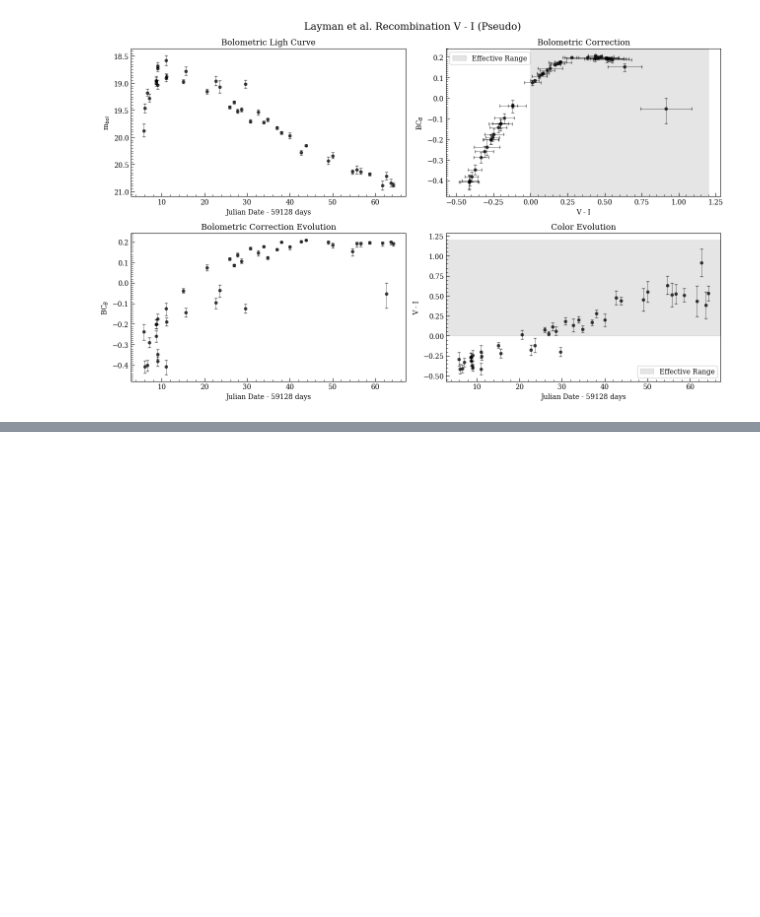
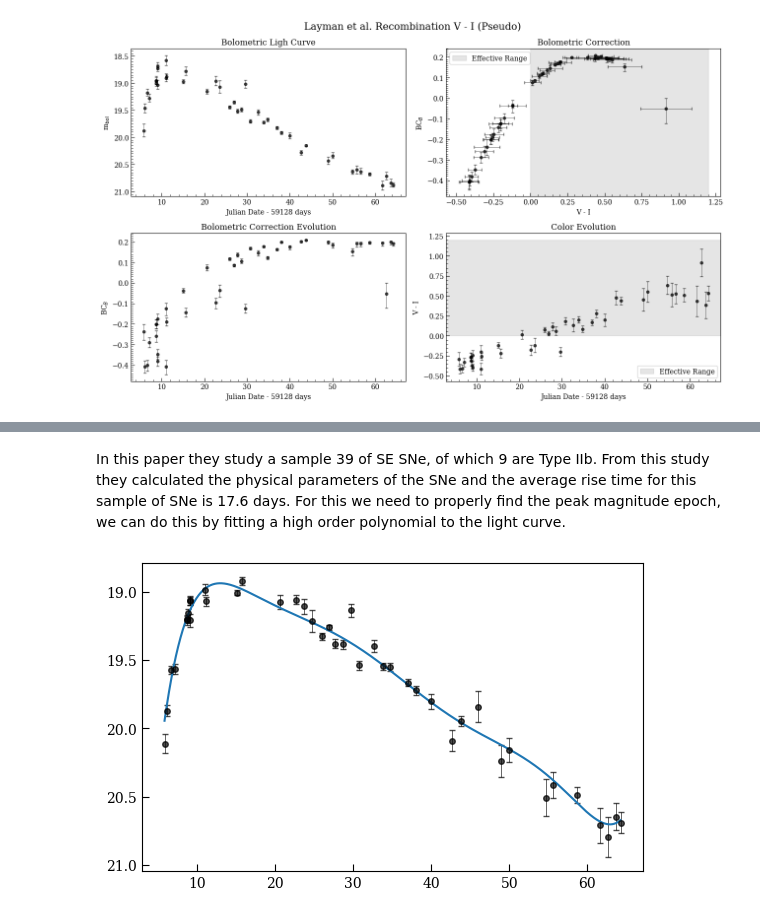
Before and after one commit to 159Patrick159/ZN-7090, a Jupyter notebook: Scripts/Generating Bolometric Light Curves.ipynb, the cells around one changed output, grey strips where cells are left out. Saved outputs shown, nothing was run; the diff lists cells and outputs as text; code cells hidden in the pictures; blank space fills up the shorter version.

```diff
--- a/Scripts/Generating Bolometric Light Curves.ipynb
+++ b/Scripts/Generating Bolometric Light Curves.ipynb
@@ -1298,0 +1297,35 @@ In this paper they study a sample 39 of SE SNe, of which 9 are Type IIb. From th
+# %% [markdown]
+In this paper they study a sample 39 of SE SNe, of which 9 are Type IIb. From this study they calculated the physical parameters of the SNe and the average rise time for this sample of SNe is 17.6 days. For this we need to properly find the peak magnitude epoch, we can do this by fitting a high order polynomial to the light curve.
+# %%
+# Define high order polynomial
+def polynomial_7(x,c0,c1,c2,c3,c4,c5,c6,c7):
+    return(c0 + c1*x + c2*x**2 + c3*x**3 + c4*x**4 + c5*x**5 + c6*x**6 + c7*x**7)
+
+# Perform least-square fitting
+popt_B, pcov_B = curve_fit(polynomial_7,B_dates[3:],B_mags[3:],sigma=B_mags_err[3:],absolute_sigma=True)
+popt_V, pcov_V = curve_fit(polynomial_7,V_dates[3:],V_mags[3:],sigma=V_mags_err[3:],absolute_sigma=True)
+popt_I, pcov_I = curve_fit(polynomial_7,I_dates[3:],I_mags[3:],sigma=I_mags_err[3:],absolute_sigma=True)
+
+# Collect uncertainties
+B_coeff_err = np.sqrt(np.diag(pcov_B))
+V_coeff_err = np.sqrt(np.diag(pcov_V))
+I_coeff_err = np.sqrt(np.diag(pcov_I))
+
+# Compute upper & lower bounds in coefficients
+B_upper = popt_B + B_coeff_err
+V_upper = popt_V + V_coeff_err
+I_upper = popt_I + I_coeff_err
+
+B_lower = popt_B - B_coeff_err
+V_lower = popt_V - V_coeff_err
+I_lower = popt_I - I_coeff_err
+
+domain = np.linspace(np.min(B_dates[3:]),np.max(B_dates[3:]),1000)
+
+fig, a0 = plt.subplots(figsize=(gr*4,4),ncols=1)
+a0.errorbar(V_dates[3:],V_mags[3:],yerr=V_mags_err[3:],fmt="ko",ecolor='k',capsize=2,elinewidth=0.6,alpha=0.7,ms=4)
+a0.plot(domain,polynomial_7(domain,*popt_V))
+a0.invert_yaxis()
+#a0.fill_between(domain,polynomial_7(domain,*V_lower),polynomial_7(domain,*V_upper),alpha=0.5)
+# %% [output]
+[figure, added]
```
Also changed, not shown: parts of 11 cells of this notebook.
